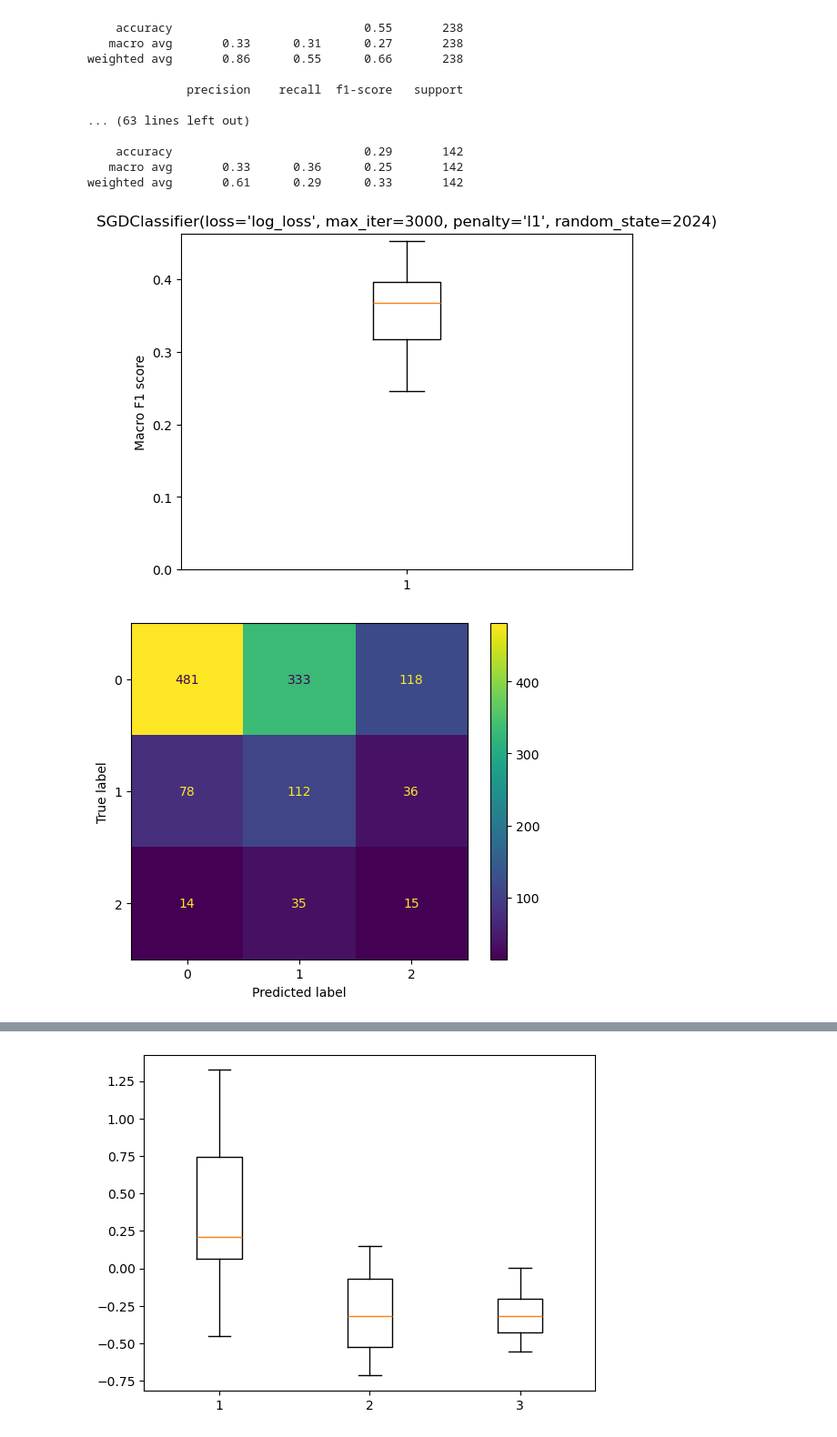
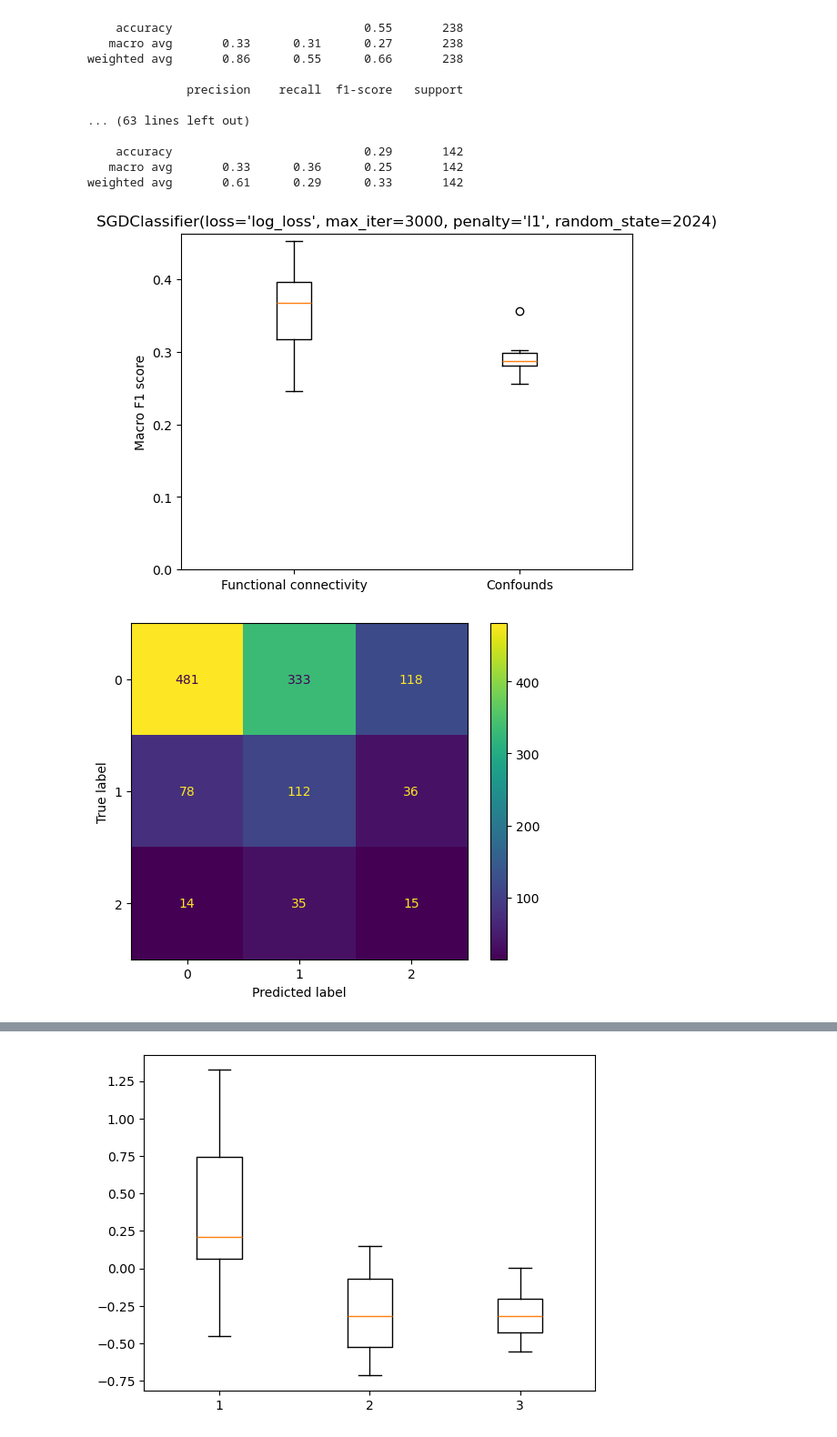
Before and after one commit to jonathan-legrand/memento-postproc, a Jupyter notebook: predict_cluster_fc.ipynb, the cells around one changed output, grey strips where cells are left out. Shown at 91% size. Saved outputs shown, nothing was run; the diff lists cells and outputs as text; code cells hidden in the pictures.

Commit message:
Baseline model from confounds

```diff
--- a/predict_cluster_fc.ipynb
+++ b/predict_cluster_fc.ipynb
@@ -66,0 +69,30 @@ too long
+# %%
+from sklearn.compose import make_column_transformer
+from sklearn.pipeline import make_pipeline
+from sklearn import preprocessing as prep
+from sklearn.linear_model import LogisticRegression
+from sklearn.model_selection import cross_val_score, GroupKFold
+from sklearn.metrics import f1_score, make_scorer
+
+ct = make_column_transformer(
+    (prep.PolynomialFeatures(), ["current_scan_age"]),
+    (prep.OneHotEncoder(), ["SEX", "MCI"]),
+    remainder="drop"
+)
+pipe = make_pipeline(
+    ct,
+    prep.StandardScaler(),
+    LogisticRegression(),
+)
+
+outer_cv = GroupKFold(n_splits=8)
+
+confound_scores = cross_val_score(
+    pipe,
+    metadata,
+    metadata.cluster_label.values.astype(int),
+    cv=outer_cv,
+    groups=metadata.CEN_ANOM.values,
+    scoring=make_scorer(f1_score, average="macro")
+)
+confound_scores
@@ -121,15 +156,16 @@ weighted avg       0.86      0.55      0.66       238
 weighted avg       0.61      0.29      0.33       142
 # %%
 from sklearn.metrics import ConfusionMatrixDisplay
-plt.boxplot(test_scores)
+plt.boxplot([test_scores, confound_scores])
 plt.ylim(0)
 plt.title(clf.named_steps["classifier"])
 plt.ylabel("Macro F1 score")
+plt.xticks(range(1, 3), ["Functional connectivity", "Confounds"])
 plt.show()
 
 disp = ConfusionMatrixDisplay(cm.astype(int))
 disp.plot()
 plt.show()
 # %% [output]
-[figure, old version]
+[figure, new version]
 [figure]
```
Also changed, not shown: parts of 11 cells of this notebook.
